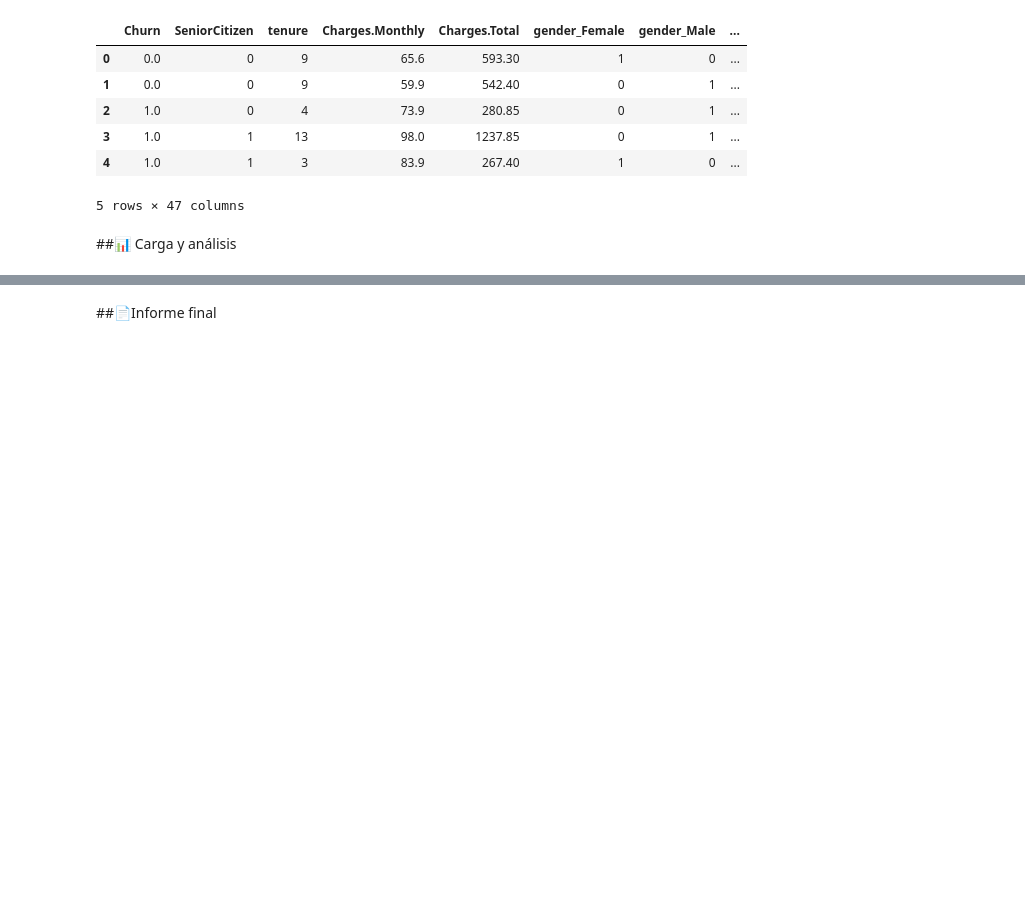
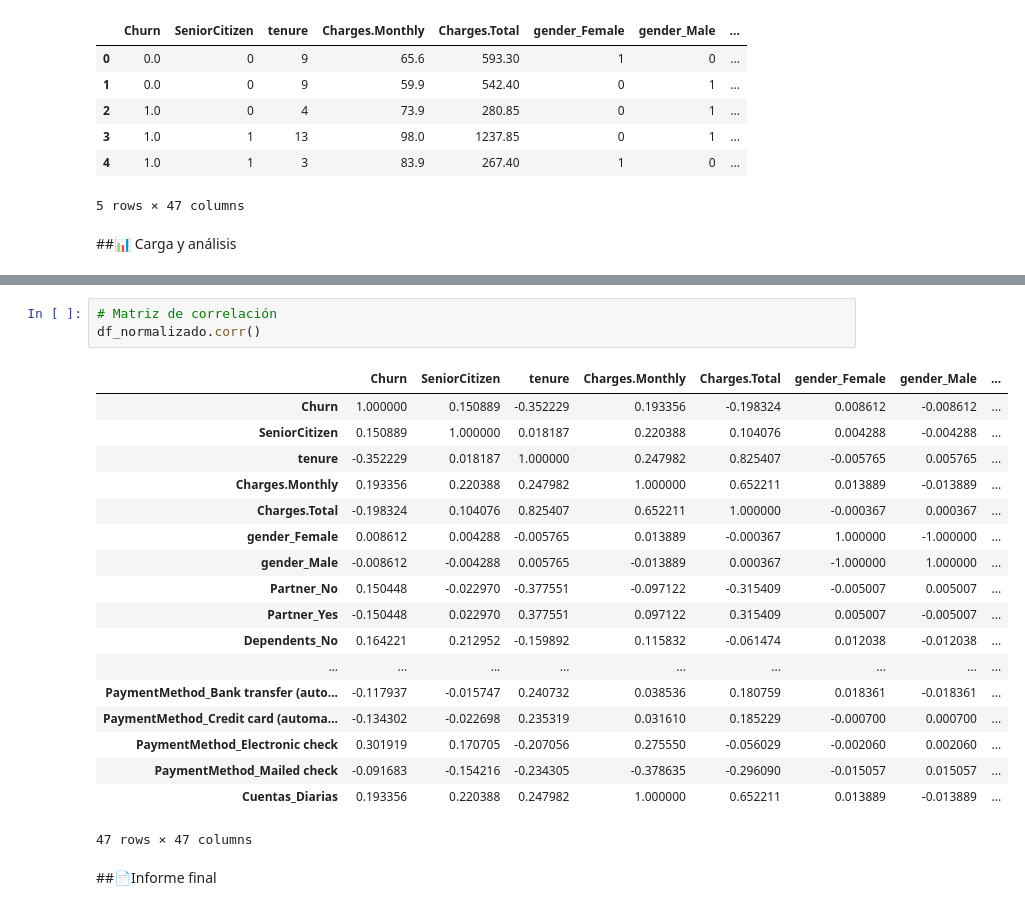
Before and after one commit to ggsgranados/TelecomX-LATAM, a Jupyter notebook: TelecomX_LATAM.ipynb, the cells around one changed output, grey strips where cells are left out. Drawn from its saved outputs; the diff is of its cells as text; blank space fills up the shorter version.

```diff
--- a/TelecomX_LATAM.ipynb
+++ b/TelecomX_LATAM.ipynb
@@ -231,2 +343,24 @@ df_normalizado.head()
+# %%
+# Matriz de correlación
+df_normalizado.corr()
+# %% [output]
+|  | Churn | SeniorCitizen | tenure | Charges.Monthly | Charges.Total | gender_Female | gender_Male | ... |
+| Churn | 1.000000 | 0.150889 | -0.352229 | 0.193356 | -0.198324 | 0.008612 | -0.008612 | ... |
+| SeniorCitizen | 0.150889 | 1.000000 | 0.018187 | 0.220388 | 0.104076 | 0.004288 | -0.004288 | ... |
+| tenure | -0.352229 | 0.018187 | 1.000000 | 0.247982 | 0.825407 | -0.005765 | 0.005765 | ... |
+| Charges.Monthly | 0.193356 | 0.220388 | 0.247982 | 1.000000 | 0.652211 | 0.013889 | -0.013889 | ... |
+| Charges.Total | -0.198324 | 0.104076 | 0.825407 | 0.652211 | 1.000000 | -0.000367 | 0.000367 | ... |
+| gender_Female | 0.008612 | 0.004288 | -0.005765 | 0.013889 | -0.000367 | 1.000000 | -1.000000 | ... |
+| gender_Male | -0.008612 | -0.004288 | 0.005765 | -0.013889 | 0.000367 | -1.000000 | 1.000000 | ... |
+| Partner_No | 0.150448 | -0.022970 | -0.377551 | -0.097122 | -0.315409 | -0.005007 | 0.005007 | ... |
+| Partner_Yes | -0.150448 | 0.022970 | 0.377551 | 0.097122 | 0.315409 | 0.005007 | -0.005007 | ... |
+| Dependents_No | 0.164221 | 0.212952 | -0.159892 | 0.115832 | -0.061474 | 0.012038 | -0.012038 | ... |
+| ... | ... | ... | ... | ... | ... | ... | ... | ... |
+| PaymentMethod_Bank transfer (auto... | -0.117937 | -0.015747 | 0.240732 | 0.038536 | 0.180759 | 0.018361 | -0.018361 | ... |
+| PaymentMethod_Credit card (automa... | -0.134302 | -0.022698 | 0.235319 | 0.031610 | 0.185229 | -0.000700 | 0.000700 | ... |
+| PaymentMethod_Electronic check | 0.301919 | 0.170705 | -0.207056 | 0.275550 | -0.056029 | -0.002060 | 0.002060 | ... |
+| PaymentMethod_Mailed check | -0.091683 | -0.154216 | -0.234305 | -0.378635 | -0.296090 | -0.015057 | 0.015057 | ... |
+| Cuentas_Diarias | 0.193356 | 0.220388 | 0.247982 | 1.000000 | 0.652211 | 0.013889 | -0.013889 | ... |
+47 rows × 47 columns
 # %% [markdown]
 ##📄Informe final
```
Also changed, not shown: parts of 5 cells of this notebook.
